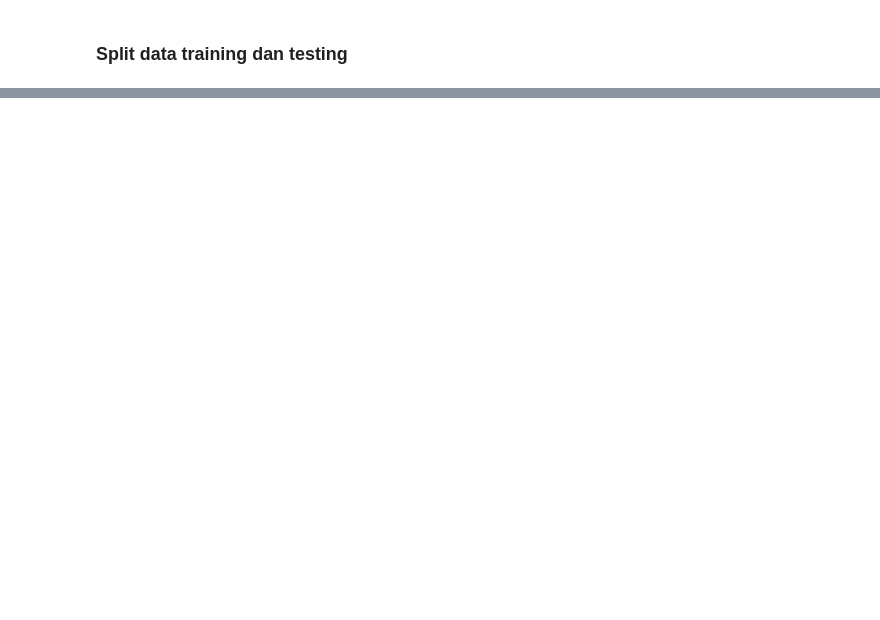
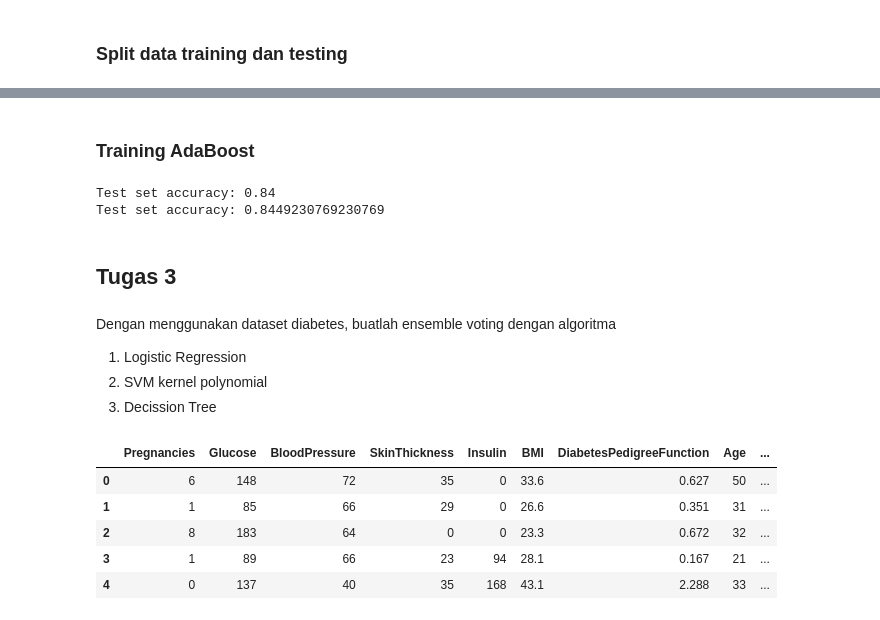
Before and after one commit to deviandinifebrianti/Machine-Learning, a Jupyter notebook: week6/tugas.ipynb, the cells around one changed output, grey strips where cells are left out. Saved outputs shown, nothing was run; the diff lists cells and outputs as text; code cells hidden in the pictures; blank space fills up the shorter version.

Commit message:
Update | Tugas

```diff
--- a/week6/tugas.ipynb
+++ b/week6/tugas.ipynb
@@ -62,0 +199,25 @@ X_train, X_test, y_train, y_test = train_test_split(X, y, test_size=0.2, random_
+# %% [markdown]
+### Training AdaBoost
+# %%
+ada = AdaBoostClassifier(n_estimators=2)
+
+# Sesuaikan dt ke set training
+ada.fit(X_train, y_train)
+
+# Memprediksi label set test
+y_pred_ada = ada.predict(X_test)
+
+#  menghitung set accuracy
+acc_ada = accuracy_score(y_test, y_pred_ada)
+print("Test set accuracy: {:.2f}".format(acc_ada))
+print(f"Test set accuracy: {acc_ada}")
+# %% [output]
+Test set accuracy: 0.84
+Test set accuracy: 0.8449230769230769
+# %% [markdown]
+## Tugas 3
+# %% [markdown]
+Dengan menggunakan dataset diabetes, buatlah ensemble voting dengan algoritma
+1. Logistic Regression
+2. SVM kernel polynomial
+3. Decission Tree
@@ -62,0 +233,12 @@ X_train, X_test, y_train, y_test = train_test_split(X, y, test_size=0.2, random_
+# %%
+# Load data
+data = 'data/diabetes.csv'
+data = pd.read_csv(data)
+data.head()
+# %% [output]
+|  | Pregnancies | Glucose | BloodPressure | SkinThickness | Insulin | BMI | DiabetesPedigreeFunction | Age | ... |
+| 0 | 6 | 148 | 72 | 35 | 0 | 33.6 | 0.627 | 50 | ... |
+| 1 | 1 | 85 | 66 | 29 | 0 | 26.6 | 0.351 | 31 | ... |
+| 2 | 8 | 183 | 64 | 0 | 0 | 23.3 | 0.672 | 32 | ... |
+| 3 | 1 | 89 | 66 | 23 | 94 | 28.1 | 0.167 | 21 | ... |
+| 4 | 0 | 137 | 40 | 35 | 168 | 43.1 | 2.288 | 33 | ... |
```
Also changed, not shown: parts of 31 cells of this notebook.
